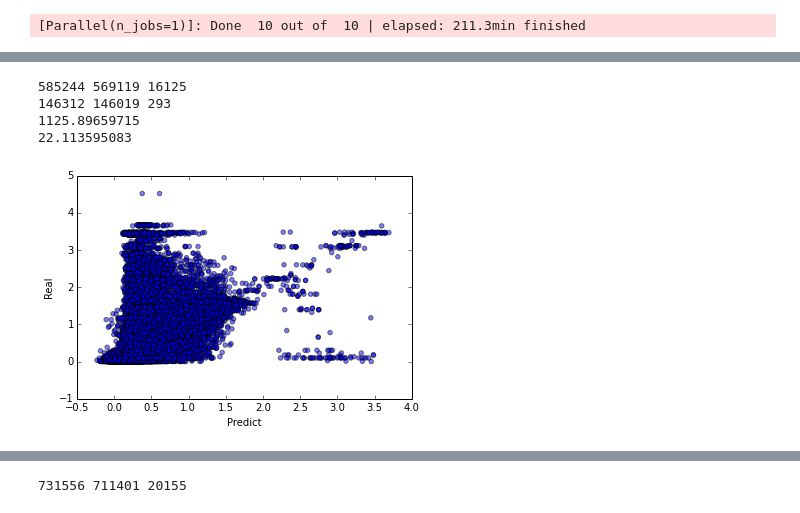
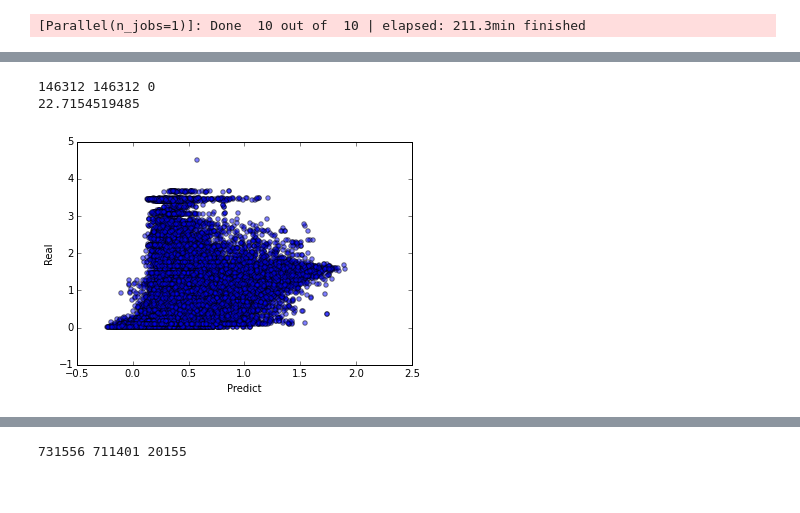
Before and after one commit to zaxliu/howmuchrainii, a Jupyter notebook: lewis/ml_test_ClassRegress_blending_detmodels.ipynb, the cells around one changed output, grey strips where cells are left out. Saved outputs shown, nothing was run; the diff lists cells and outputs as text; code cells hidden in the pictures.

```diff
--- a/lewis/ml_test_ClassRegress_blending_detmodels.ipynb
+++ b/lewis/ml_test_ClassRegress_blending_detmodels.ipynb
@@ -167,0 +236,4 @@ KeyboardInterrupt:
+# %%
+clf = xgb.sklearn.XGBClassifier(n_estimators=500, nthread=14)
+reg = ClassifiedRegressor(labeling_thresh=np.log10(1+45) , classifier=clf, proba_thresh=0, regressors=reg_sub, verbose=1)
+pip = Pipeline([('lpo',lpo), ('imp',imp), ('ss',ss), ('reg',reg)], copy=True)  # a Pipeline wrapper to chain'em up
@@ -167,0 +249,10 @@ KeyboardInterrupt:
+# %%
+pip_sub = Pipeline([('lpo', lpo), ('imp', imp), ('ss', ss), ('clf', pip.steps[3][1].classifier)], copy=True)
+y_label_val_predict_prob = pip_sub.predict_proba(X_val)[:, 0]
+score = []
+param_range = np.arange(0, 1.1, 0.1)
+for i, th in enumerate(param_range):
+    c = confusion_matrix(y_val>45, y_label_val_predict_prob<th)
+    pip.steps[3][1].proba_thresh = th
+    TP, FN, TN, FP = c[1,1], c[1,0], c[0,0], c[0,1]
+    print "=====th = {}=====(TP {}, FN {}, TN {}, FP {})===score {}".format(th, TP, FN, TN, FP, LogPlusOne_score(y_val, pip.predict(X_val)))
@@ -167,0 +277,11 @@ KeyboardInterrupt:
+# %%
+pip_sub = Pipeline([('lpo', lpo), ('imp', imp), ('ss', ss), ('clf', pip.steps[3][1].classifier)], copy=True)
+score = []
+param_range = np.arange(0, 1.1, 0.1)
+for i, th in enumerate(param_range):
+    pip.steps[3][1].proba_thresh = th
+    pip.fit(X_trn, y_trn)
+    y_label_val_predict_prob = pip_sub.predict_proba(X_val)[:, 0]
+    c = confusion_matrix(y_val>45, y_label_val_predict_prob<th)
+    TP, FN, TN, FP = c[1,1], c[1,0], c[0,0], c[0,1]
+    print "=====th = {}=====(TP {}, FN {}, TN {}, FP {})===score {}".format(th, TP, FN, TN, FP, LogPlusOne_score(y_val, pip.predict(X_val)))
@@ -167,0 +290,8 @@ KeyboardInterrupt:
+# %%
+# ==============================
+pip.steps[3][1].proba_thresh = 0.5
+y_val_lpo_predict = pip.predict(X_val)
+plt.scatter(y_val_lpo_predict, np.log10(1+y_val), alpha=0.5)
+plt.xlabel('Predict')
+plt.ylabel('Real')
+print LogPlusOne_score(y_val, y_val_lpo_predict)
@@ -168,18 +302,15 @@ KeyboardInterrupt:
 # %%
-t = time.time()
-pip.fit(X_trn, y_trn)
+# ==============================
+pip.steps[3][1].proba_thresh = 0
 y_val_lpo_predict = pip.predict(X_val)
-print time.time()-t
 plt.scatter(y_val_lpo_predict, np.log10(1+y_val), alpha=0.5)
 plt.xlabel('Predict')
 plt.ylabel('Real')
 print LogPlusOne_score(y_val, y_val_lpo_predict)
 # %% [output]
-585244 569119 16125
-146312 146019 293
-1125.89659715
-22.113595083
+146312 146312 0
+22.7154519485
-[figure, old version]
+[figure, new version]
 # %%
 pip_sub = Pipeline([('lpo', lpo), ('imp', imp), ('ss', ss), ('clf', pip.steps[3][1].classifier)], copy=True)
 y_label_val_predict_prob = pip_sub.predict_proba(X_val)[:, 0]
```
Also changed, not shown: parts of 20 cells of this notebook, 2 other files.
